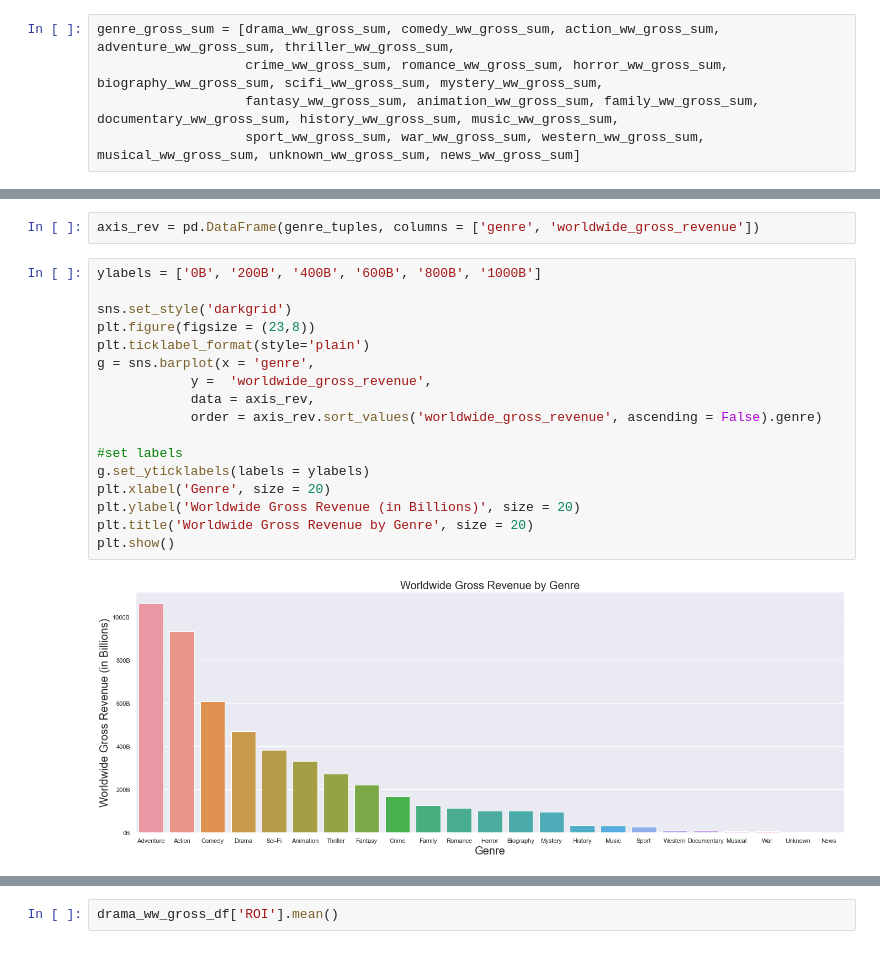
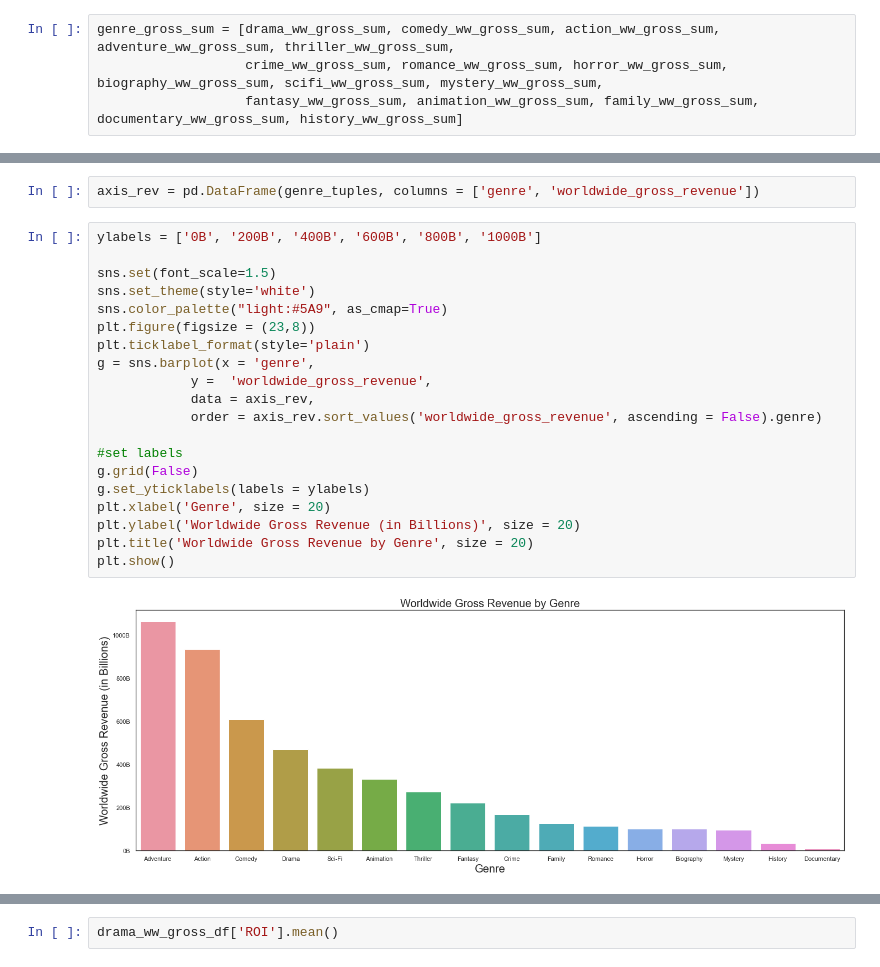
Before and after one commit to tvrjuana/microsoft-film-studio-analysis, a Jupyter notebook: Recommendations.ipynb, the cells around one changed output, grey strips where cells are left out. Cells and saved outputs as stored; diff of their text form.

```diff
--- a/Recommendations.ipynb
+++ b/Recommendations.ipynb
@@ -297,8 +297,7 @@ news_ww_gross_sum = news_ww_gross_df['worldwide_gross'].sum()
 # %%
 genre_gross_sum = [drama_ww_gross_sum, comedy_ww_gross_sum, action_ww_gross_sum, adventure_ww_gross_sum, thriller_ww_gross_sum,
                    crime_ww_gross_sum, romance_ww_gross_sum, horror_ww_gross_sum, biography_ww_gross_sum, scifi_ww_gross_sum, mystery_ww_gross_sum,
-                   fantasy_ww_gross_sum, animation_ww_gross_sum, family_ww_gross_sum, documentary_ww_gross_sum, history_ww_gross_sum, music_ww_gross_sum,
-                   sport_ww_gross_sum, war_ww_gross_sum, western_ww_gross_sum, musical_ww_gross_sum, unknown_ww_gross_sum, news_ww_gross_sum]
+                   fantasy_ww_gross_sum, animation_ww_gross_sum, family_ww_gross_sum, documentary_ww_gross_sum, history_ww_gross_sum]
 # %%
 genre_gross_sum
 # %% [output]
@@ -326,19 +324,22 @@ axis_rev = pd.DataFrame(genre_tuples, columns = ['genre', 'worldwide_gross_reven
 # %%
 ylabels = ['0B', '200B', '400B', '600B', '800B', '1000B']
 
-sns.set_style('darkgrid')
+sns.set(font_scale=1.5)
+sns.set_theme(style='white')
+sns.color_palette("light:#5A9", as_cmap=True)
 plt.figure(figsize = (23,8))
 plt.ticklabel_format(style='plain')
 g = sns.barplot(x = 'genre',
             y =  'worldwide_gross_revenue',
             data = axis_rev,
             order = axis_rev.sort_values('worldwide_gross_revenue', ascending = False).genre)
 
 #set labels
+g.grid(False)
 g.set_yticklabels(labels = ylabels)
 plt.xlabel('Genre', size = 20)
 plt.ylabel('Worldwide Gross Revenue (in Billions)', size = 20)
 plt.title('Worldwide Gross Revenue by Genre', size = 20)
 plt.show()
 # %% [output]
-[figure, old version]
+[figure, new version]
```
Also changed, not shown: parts of 16 cells of this notebook, 1 other file.
